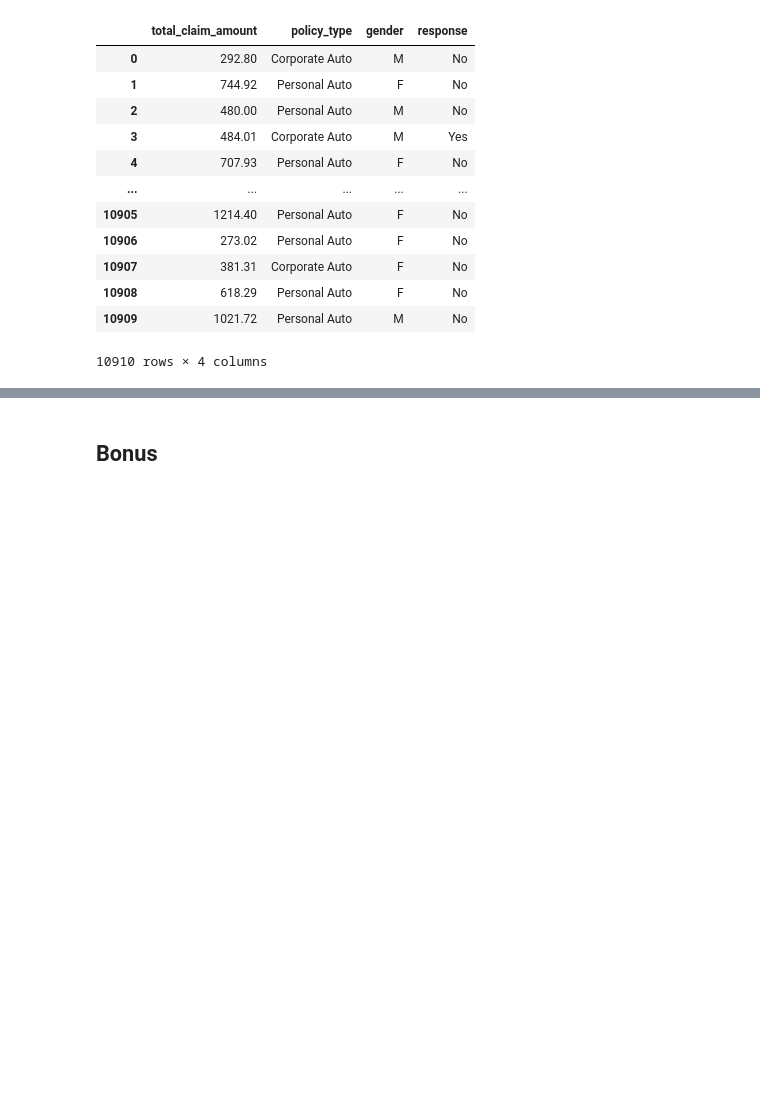
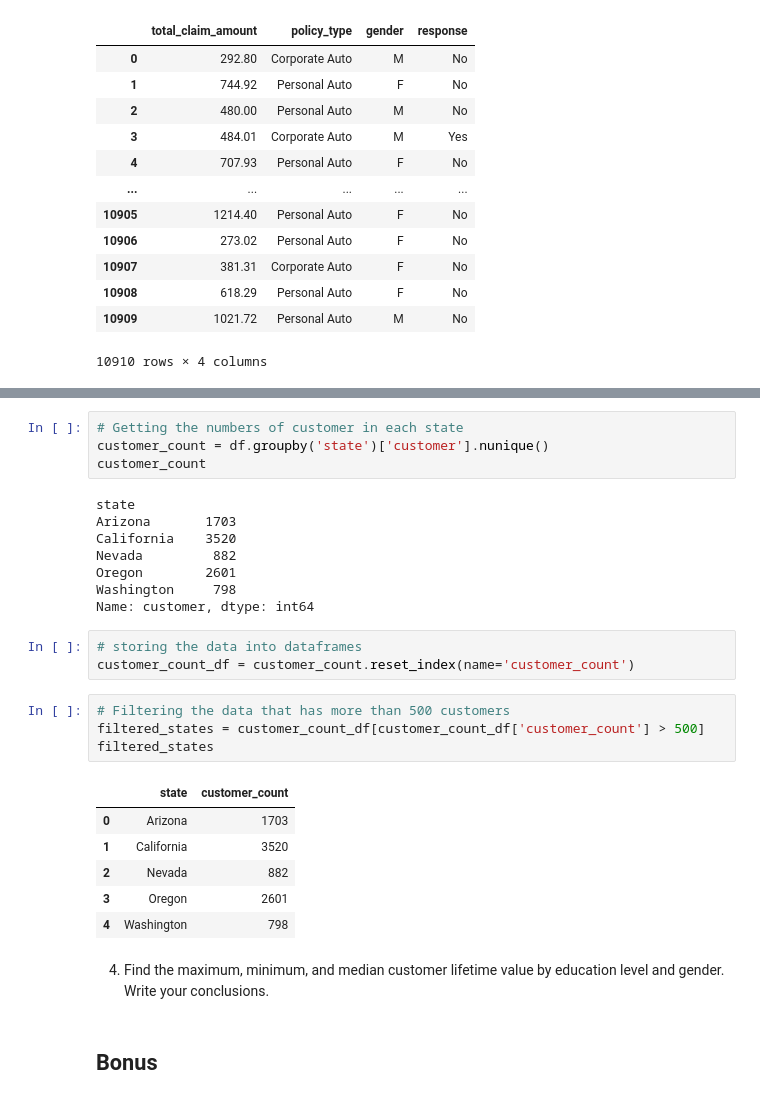
Before and after one commit to data-bootcamp-v4/lab-dw-data-aggregation-and-filtering, a Jupyter notebook: lab-dw-aggregating.ipynb, the cells around one changed output, grey strips where cells are left out. Cells and saved outputs as stored; diff of their text form; blank space fills up the shorter version.

```diff
--- a/lab-dw-aggregating.ipynb
+++ b/lab-dw-aggregating.ipynb
@@ -253,3 +277,31 @@ Name: total_claim_amount, dtype: float64
+# %%
+# Getting the numbers of customer in each state
+customer_count = df.groupby('state')['customer'].nunique()
+customer_count
+# %% [output]
+state
+Arizona       1703
+California    3520
+Nevada         882
+Oregon        2601
+Washington     798
+Name: customer, dtype: int64
+# %%
+# storing the data into dataframes
+customer_count_df = customer_count.reset_index(name='customer_count')
+# %%
+# Filtering the data that has more than 500 customers
+filtered_states = customer_count_df[customer_count_df['customer_count'] > 500]
+filtered_states
+# %% [output]
+|  | state | customer_count |
+| 0 | Arizona | 1703 |
+| 1 | California | 3520 |
+| 2 | Nevada | 882 |
+| 3 | Oregon | 2601 |
+| 4 | Washington | 798 |
+# %% [markdown]
+4. Find the maximum, minimum, and median customer lifetime value by education level and gender. Write your conclusions.
 # %% [markdown]
 ## Bonus
 # %% [markdown]
```
Also changed, not shown: parts of 5 cells of this notebook.
